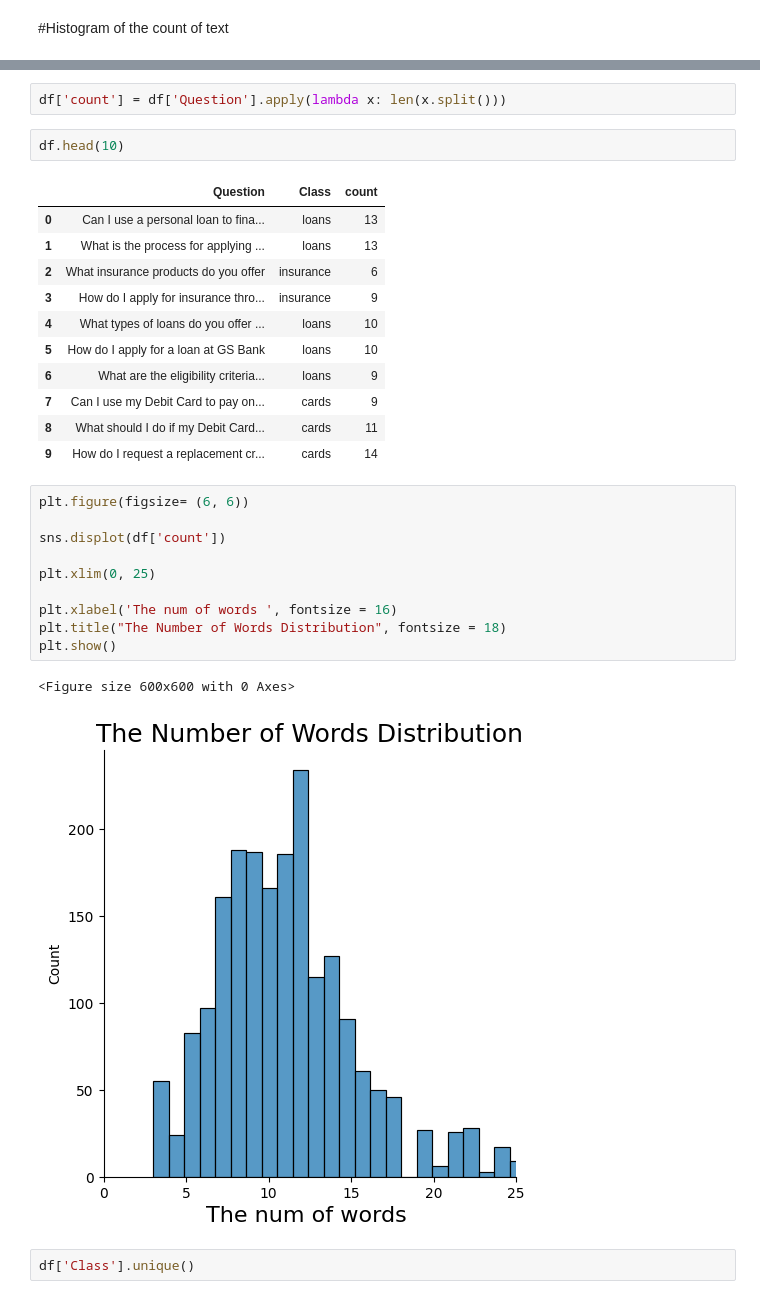
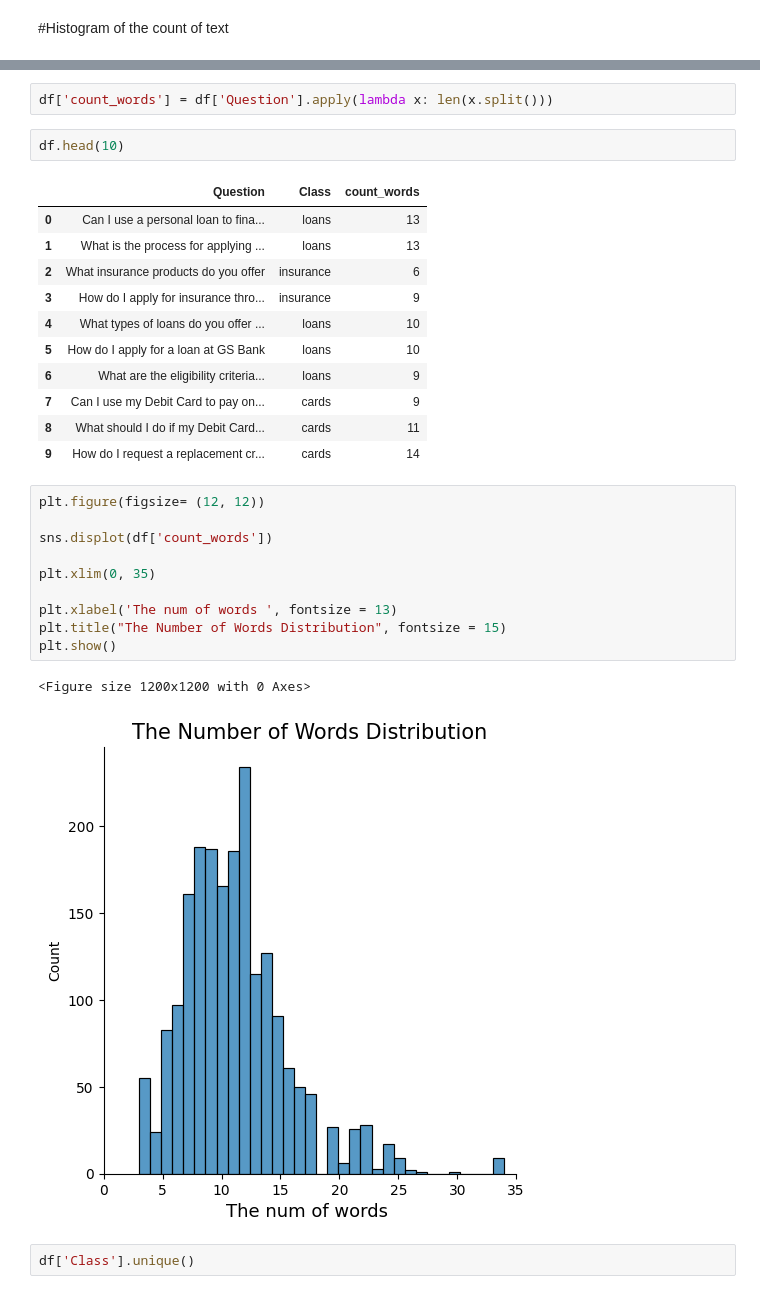
Before and after one commit to commitit/FinalProject, a Jupyter notebook: LLM.ipynb, the cells around one changed output, grey strips where cells are left out. Saved outputs shown, nothing was run; the diff lists cells and outputs as text.

```diff
--- a/LLM.ipynb
+++ b/LLM.ipynb
@@ -171,9 +164,9 @@ for i in range(10):
 # %%
-df['count'] = df['Question'].apply(lambda x: len(x.split()))
+df['count_words'] = df['Question'].apply(lambda x: len(x.split()))
 # %%
 df.head(10)
 # %% [output]
-|  | Question | Class | count |
+|  | Question | Class | count_words |
 | 0 | Can I use a personal loan to fina... | loans | 13 |
 | 1 | What is the process for applying ... | loans | 13 |
 | 2 | What insurance products do you offer | insurance | 6 |
@@ -185,18 +178,18 @@ df.head(10)
 | 8 | What should I do if my Debit Card... | cards | 11 |
 | 9 | How do I request a replacement cr... | cards | 14 |
 # %%
-plt.figure(figsize= (6, 6))
+plt.figure(figsize= (12, 12))
 
-sns.displot(df['count'])
+sns.displot(df['count_words'])
 
-plt.xlim(0, 25)
+plt.xlim(0, 35)
 
-plt.xlabel('The num of words ', fontsize = 16)
-plt.title("The Number of Words Distribution", fontsize = 18)
+plt.xlabel('The num of words ', fontsize = 13)
+plt.title("The Number of Words Distribution", fontsize = 15)
 plt.show()
 # %% [output]
-<Figure size 600x600 with 0 Axes>
+<Figure size 1200x1200 with 0 Axes>
-[figure, old version]
+[figure, new version]
 # %%
 df['Class'].unique()
 # %% [output]
```
Also changed, not shown: parts of 75 cells of this notebook.
